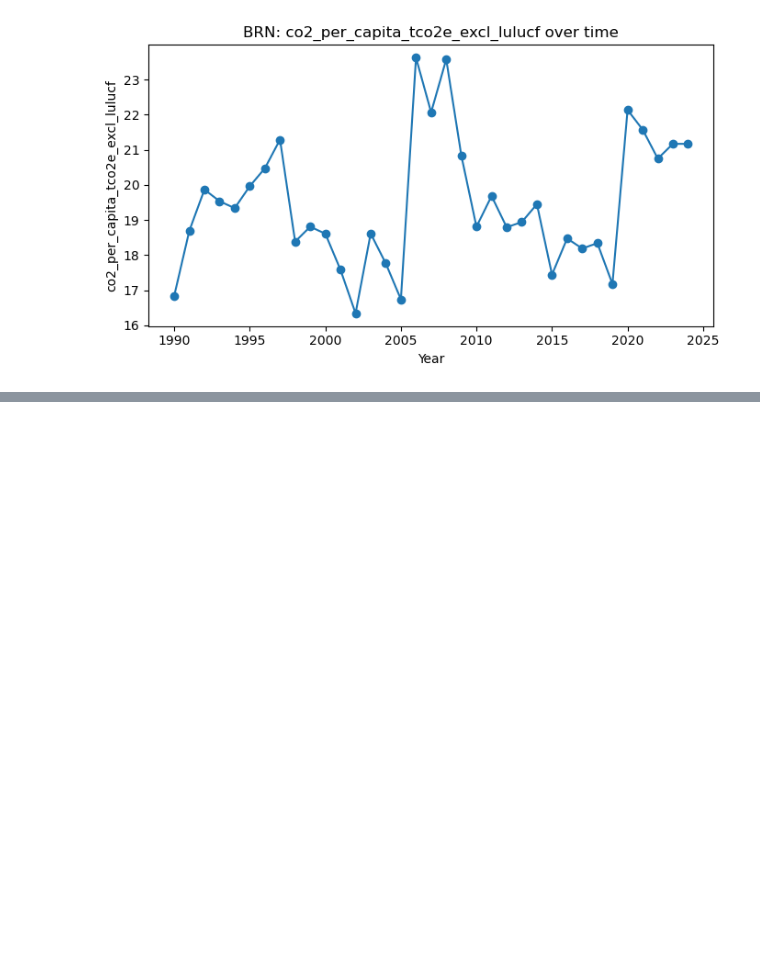
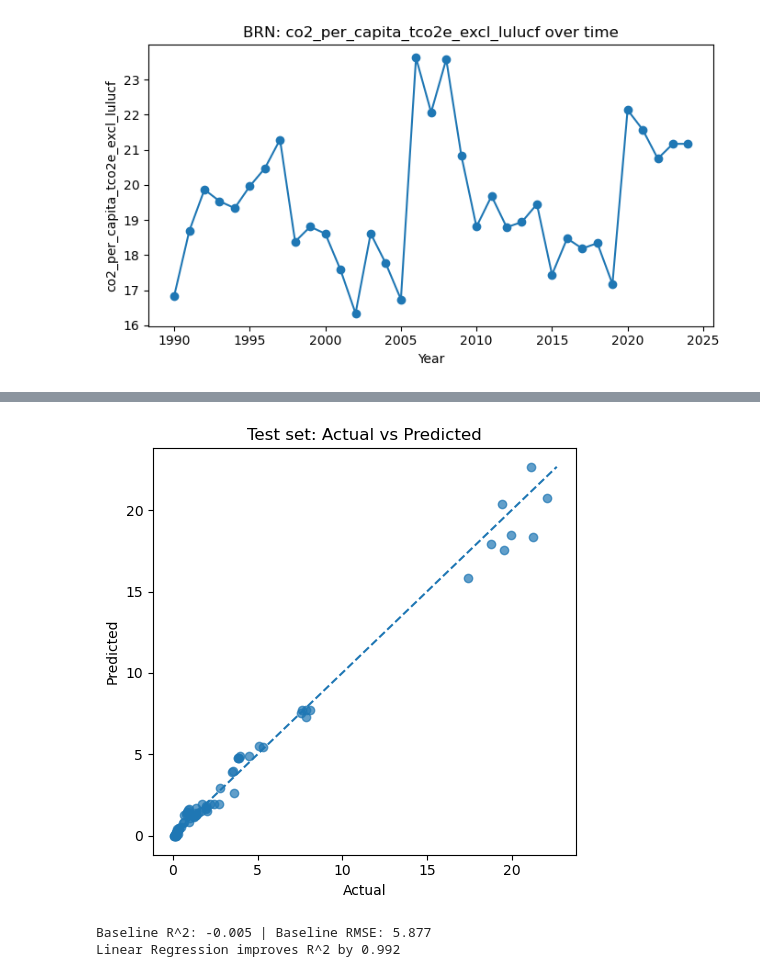
Before and after one commit to juliangoph/dat204m-hw2-data-persistence-analysis-and-modeling, a Jupyter notebook: notebooks/02_analysis_from_db.ipynb, the cells around one changed output, grey strips where cells are left out. Saved outputs shown, nothing was run; the diff lists cells and outputs as text; code cells hidden in the pictures; blank space fills up the shorter version.

```diff
--- a/notebooks/02_analysis_from_db.ipynb
+++ b/notebooks/02_analysis_from_db.ipynb
@@ -165,3 +175,11 @@ if "country" in df.columns:
     plt.tight_layout(); plt.show()
 # %% [output]
 [figure]
+# %%
+model_df = df[["country", "year", TARGET] + FEATURES].copy()
+
+# Optionally drop rows with missing features
+model_df = model_df.dropna(subset=FEATURES).copy()
+
+print(model_df.shape)
+display(model_df.head())
@@ -167,0 +246,23 @@ if "country" in df.columns:
+# %%
+plt.figure(figsize=(5,5))
+plt.scatter(y_test, y_te_pred, alpha=0.7)
+low, high = min(y_test.min(), y_te_pred.min()), max(y_test.max(), y_te_pred.max())
+plt.plot([low, high], [low, high], linestyle="--")
+plt.xlabel("Actual")
+plt.ylabel("Predicted")
+plt.title("Test set: Actual vs Predicted")
+plt.tight_layout()
+plt.show()
+# %% [output]
+[figure, added]
+# %%
+# Compare against a naive baseline (predict mean of y_train)
+baseline_pred = np.full_like(y_test, y_train.mean(), dtype=float)
+r2_base = r2_score(y_test, baseline_pred)
+rmse_base = mean_squared_error(y_test, baseline_pred, squared=False)
+
+print(f"Baseline R^2: {r2_base:.3f} | Baseline RMSE: {rmse_base:.3f}")
+print(f"Linear Regression improves R^2 by {(r2_te - r2_base):.3f}")
+# %% [output]
+Baseline R^2: -0.005 | Baseline RMSE: 5.877
+Linear Regression improves R^2 by 0.992
```
Also changed, not shown: parts of 7 cells of this notebook.
